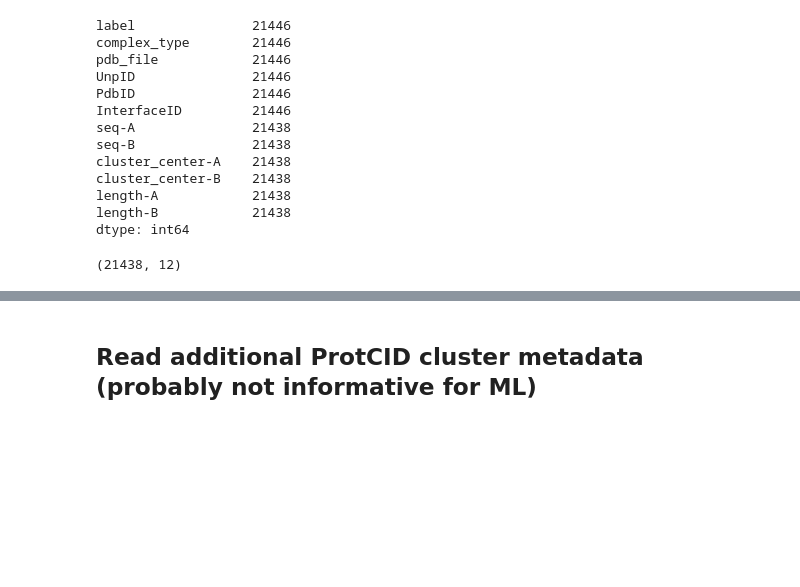
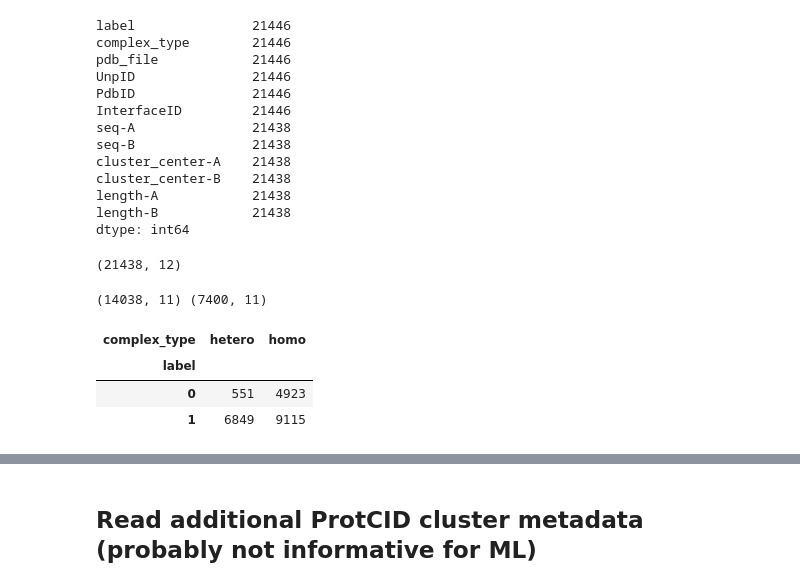
Before and after one commit to aws-samples/eggnet-equivariant-graph-of-graph-neural-network, a Jupyter notebook: Explore_ProtCID-updated.ipynb, the cells around one changed output, grey strips where cells are left out. Saved outputs shown, nothing was run; the diff lists cells and outputs as text; code cells hidden in the pictures; blank space fills up the shorter version.

```diff
--- a/Explore_ProtCID.ipynb
+++ b/Explore_ProtCID-updated.ipynb
@@ -589,3 +404,27 @@ meta_df = meta_df.loc[~meta_df['seq-A'].isnull()]
 meta_df.shape
 # %% [output]
 (21438, 12)
+# %%
+meta_df['label'] = meta_df['label'].map({
+    'physiol': 1,
+    'non-physiol': 0
+})
+# %%
+meta_df_homo = meta_df.loc[
+    meta_df['complex_type']=='homo'
+].drop('complex_type', axis=1)
+
+meta_df_hetero = meta_df.loc[
+    meta_df['complex_type']=='hetero'
+].drop('complex_type', axis=1)
+
+print(meta_df_homo.shape, meta_df_hetero.shape)
+# %% [output]
+(14038, 11) (7400, 11)
+# %%
+meta_df.groupby(['label', 'complex_type']).size().unstack()
+# %% [output]
+| complex_type | hetero | homo |
+| label |  |  |
+| 0 | 551 | 4923 |
+| 1 | 6849 | 9115 |
```
Also changed, not shown: parts of 45 cells of this notebook.
